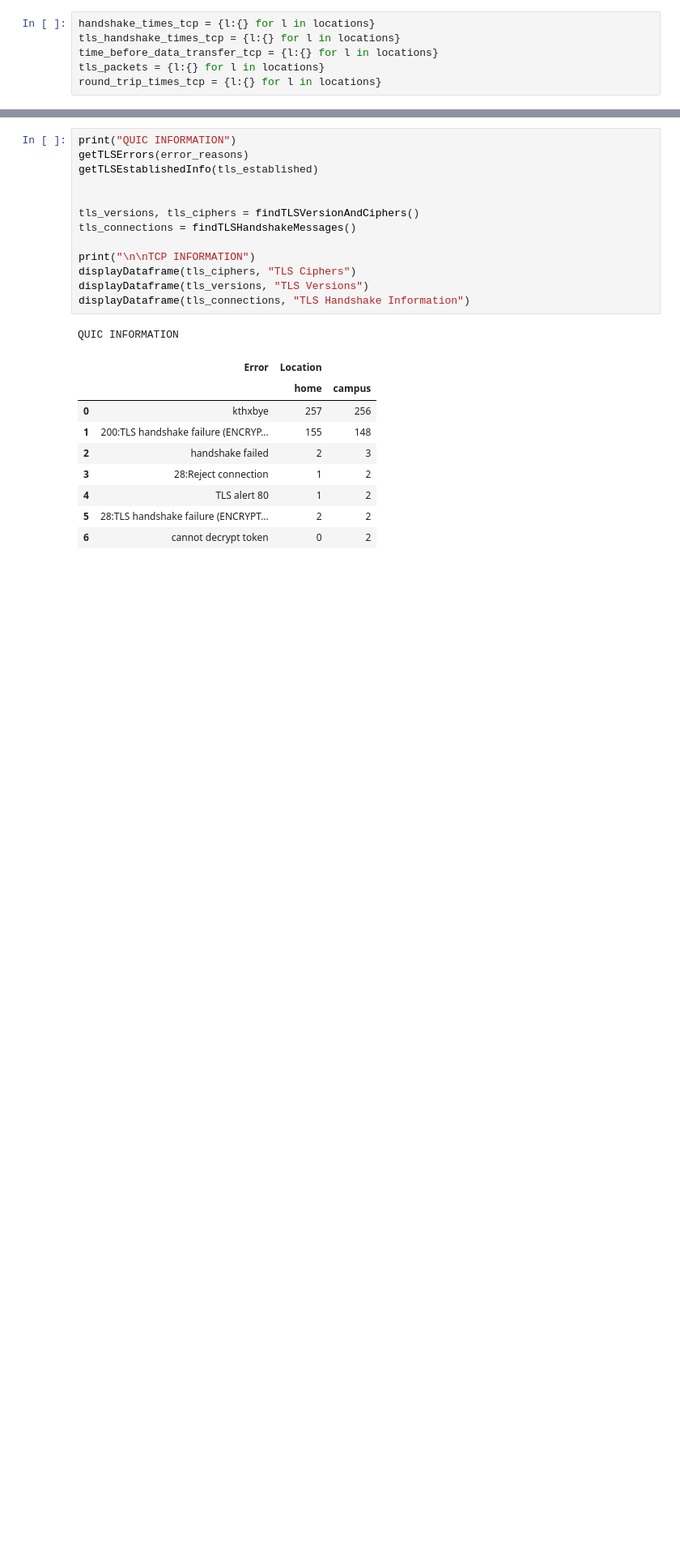
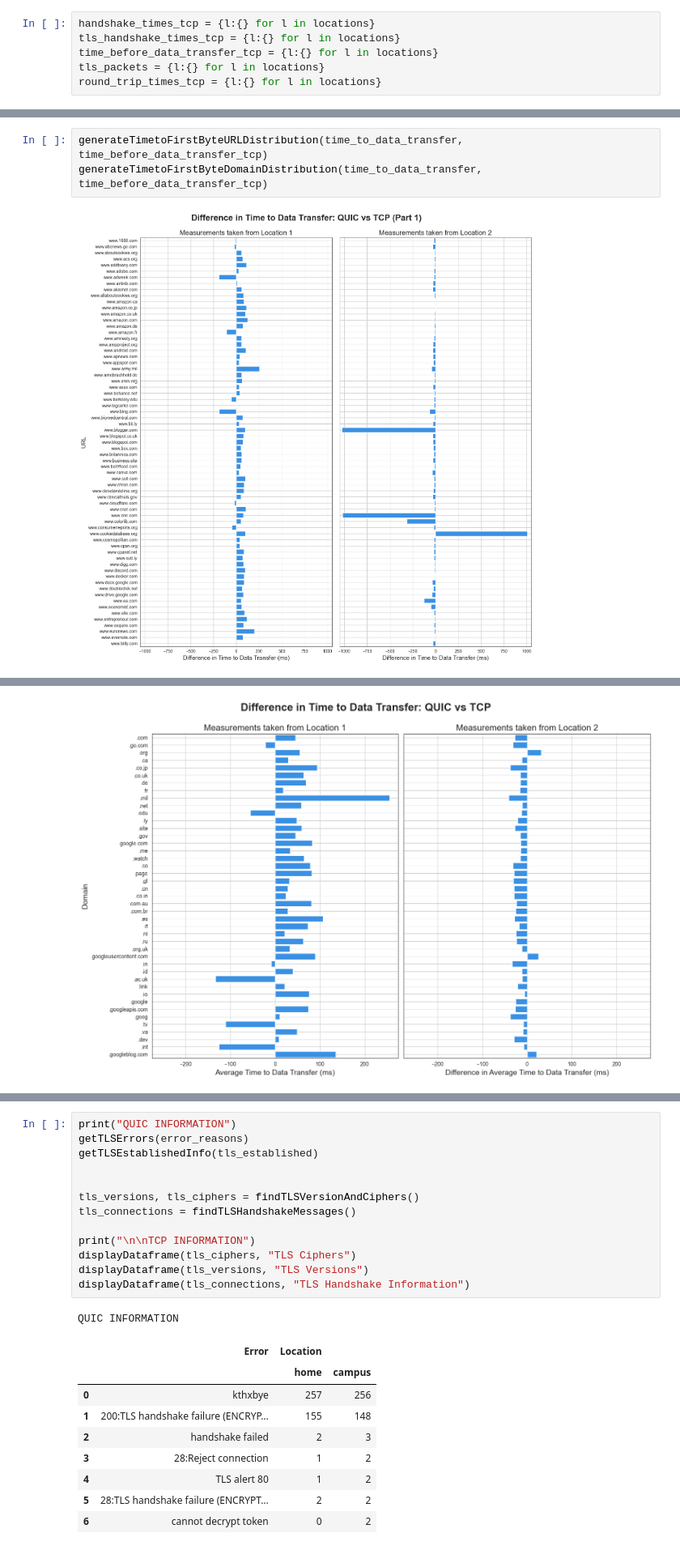
Before and after one commit to laradagata/l4project, a Jupyter notebook: src/main/data_analysis.ipynb, the cells around one changed output, grey strips where cells are left out. Shown at 81% size. Drawn from its saved outputs; the diff is of its cells as text; blank space fills up the shorter version.

Commit message:
Fixed graphs, Formatted Data Analysis Code

```diff
--- a/src/main/data_analysis.ipynb
+++ b/src/main/data_analysis.ipynb
@@ -821,0 +663,5 @@ generateOverlappedHandshakeTimeDistribution(round_trip_times_quic, round_trip_ti
+# %%
+generateTimetoFirstByteURLDistribution(time_to_data_transfer, time_before_data_transfer_tcp)
+generateTimetoFirstByteDomainDistribution(time_to_data_transfer, time_before_data_transfer_tcp)
+# %% [output]
+[figure, added]
@@ -821,0 +671 @@ generateOverlappedHandshakeTimeDistribution(round_trip_times_quic, round_trip_ti
+[figure, added]
```
Also changed, not shown: parts of 42 cells of this notebook.
